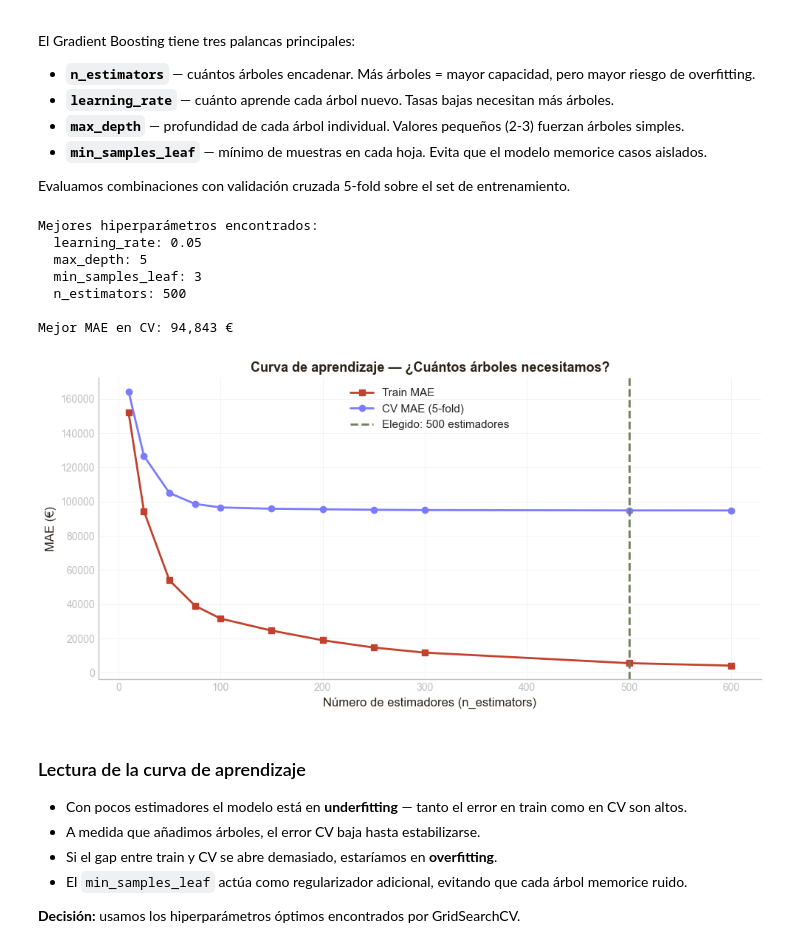
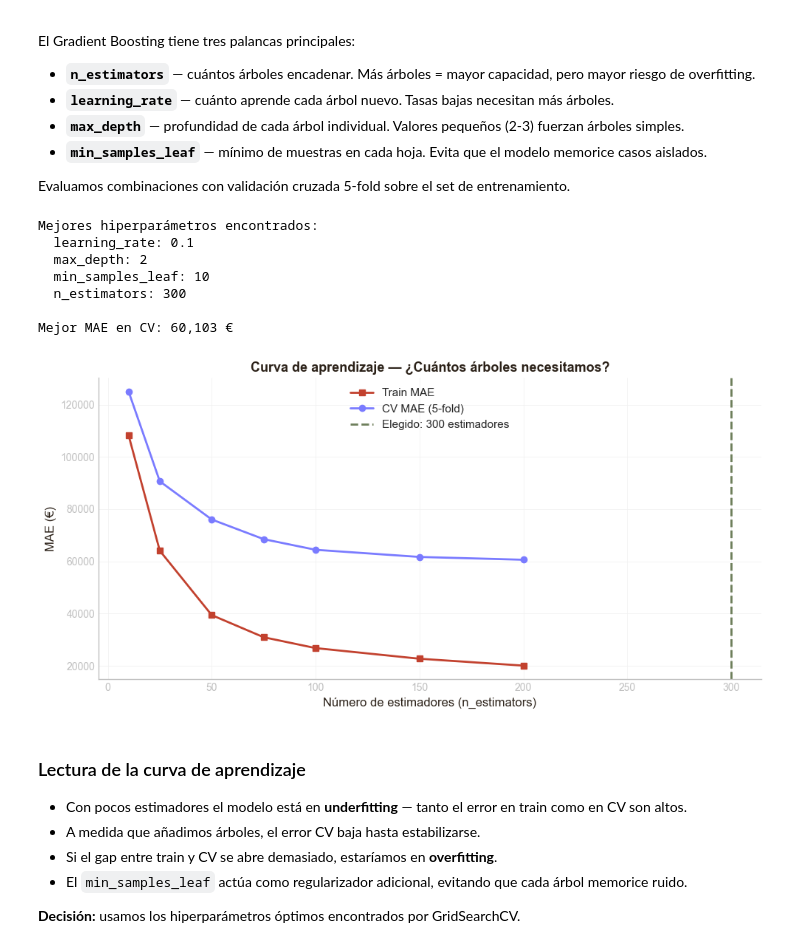
Before and after one commit to BORJAMOME/Data-Analytics-Portfolio, a Jupyter notebook: 03-Machine-Learning/01-supervisado/regresion/04-gradient-boosting/01-inmobiliaria/notebook.ipynb, the cells around one changed output. Cells and saved outputs as stored; diff of their text form; code cells hidden in the pictures.

```diff
--- a/03-Machine-Learning/01-supervisado/regresion/04-gradient-boosting/01-inmobiliaria/notebook.ipynb
+++ b/03-Machine-Learning/01-supervisado/regresion/04-gradient-boosting/01-inmobiliaria/notebook.ipynb
@@ -262,10 +262,10 @@ El Gradient Boosting tiene tres palancas principales:
 Evaluamos combinaciones con validación cruzada 5-fold sobre el set de entrenamiento.
 # %%
 param_grid = {
-    'n_estimators': [100, 200, 300, 500],
+    'n_estimators': [100, 200, 300],
     'learning_rate': [0.01, 0.05, 0.1],
-    'max_depth': [2, 3, 4, 5],
-    'min_samples_leaf': [3, 5, 10, 15]
+    'max_depth': [2, 3, 4],
+    'min_samples_leaf': [3, 5, 10]
 }
 
 grid_search = GridSearchCV(
@@ -283,50 +283,50 @@ for param, value in grid_search.best_params_.items():
 print(f"\nMejor MAE en CV: {-grid_search.best_score_:,.0f} €")
 # %% [output]
 Mejores hiperparámetros encontrados:
-  learning_rate: 0.05
-  max_depth: 5
-  min_samples_leaf: 3
-  n_estimators: 500
+  learning_rate: 0.1
+  max_depth: 2
+  min_samples_leaf: 10
+  n_estimators: 300
 
-Mejor MAE en CV: 94,843 €
+Mejor MAE en CV: 60,103 €
 # %%
 # Curva de aprendizaje: evolución del error según número de estimadores
 
 best = grid_search.best_params_
-estimators_range = [10, 25, 50, 75, 100, 150, 200, 250, 300, 500, 600]
+estimators_range = [10, 25, 50, 75, 100, 150, 200]
 cv_train_scores = []
 cv_val_scores = []
 
 for n in estimators_range:
     gb = GradientBoostingRegressor(
         n_estimators=n,
         learning_rate=best['learning_rate'],
         max_depth=best['max_depth'],
         min_samples_leaf=best['min_samples_leaf'],
         random_state=42
     )
     # CV score (proxy de test)
     cv_score = cross_val_score(gb, X_train, y_train, cv=5,
                                scoring='neg_mean_absolute_error').mean()
     cv_val_scores.append(-cv_score)
     # Train score
     gb.fit(X_train, y_train)
     cv_train_scores.append(mean_absolute_error(y_train, gb.predict(X_train)))
 
 fig, ax = plt.subplots(figsize=(10, 5))
 ax.plot(estimators_range, cv_train_scores, marker='s', label='Train MAE', color=RED, linewidth=2)
 ax.plot(estimators_range, cv_val_scores, marker='o', label='CV MAE (5-fold)', color=PURPLE, linewidth=2)
 ax.axvline(x=best['n_estimators'], color=GREEN, linestyle='--', linewidth=2,
            label=f"Elegido: {best['n_estimators']} estimadores")
 ax.set_xlabel('Número de estimadores (n_estimators)', fontsize=12)
 ax.set_ylabel('MAE (€)', fontsize=12)
 ax.set_title('Curva de aprendizaje — ¿Cuántos árboles necesitamos?',
              fontsize=13, fontweight='bold')
 ax.legend(fontsize=11)
 plt.tight_layout()
 plt.show()
 # %% [output]
-[figure, old version]
+[figure, new version]
 # %% [markdown]
 ### Lectura de la curva de aprendizaje
 
```
Also changed, not shown: parts of 13 cells of this notebook, 2 other files.
